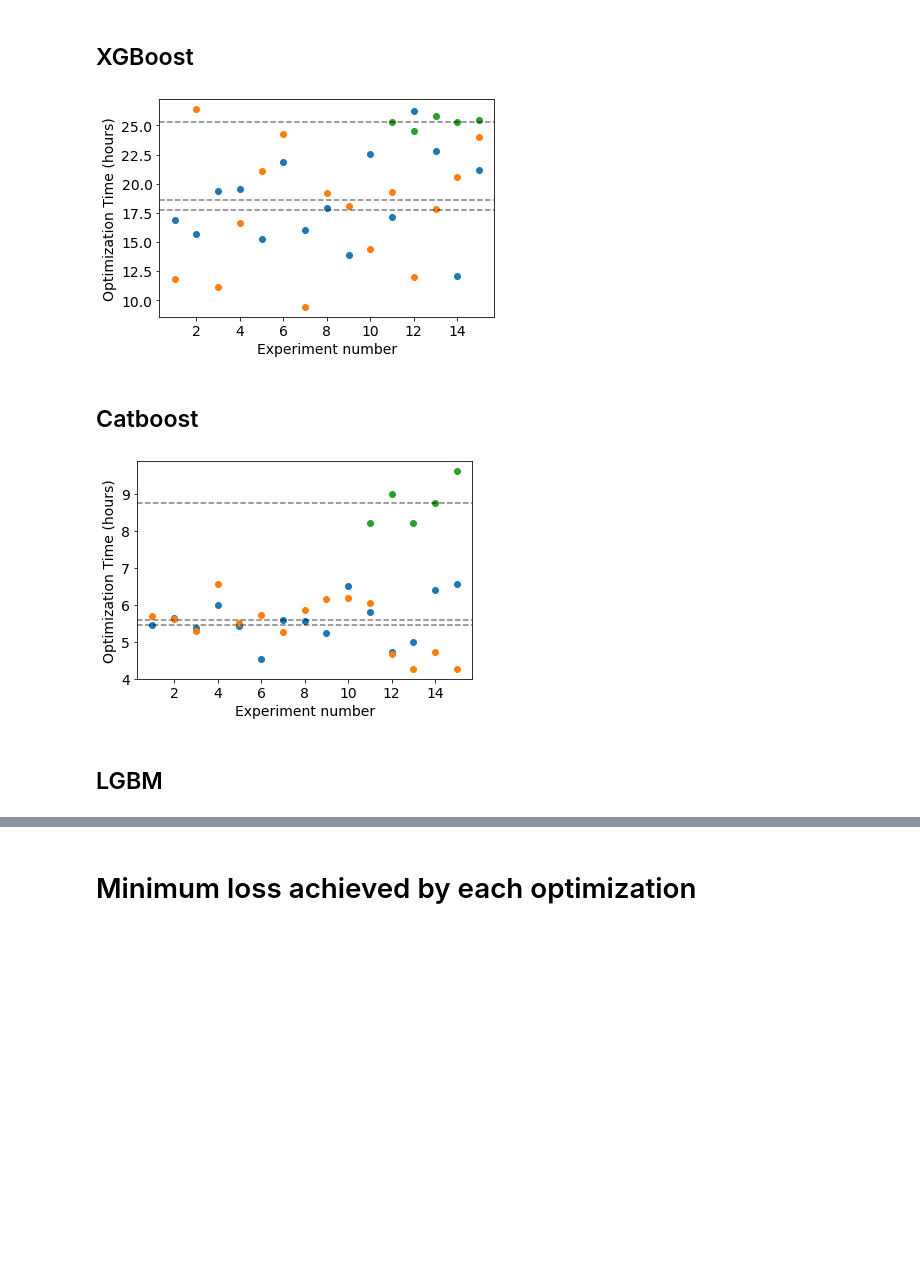
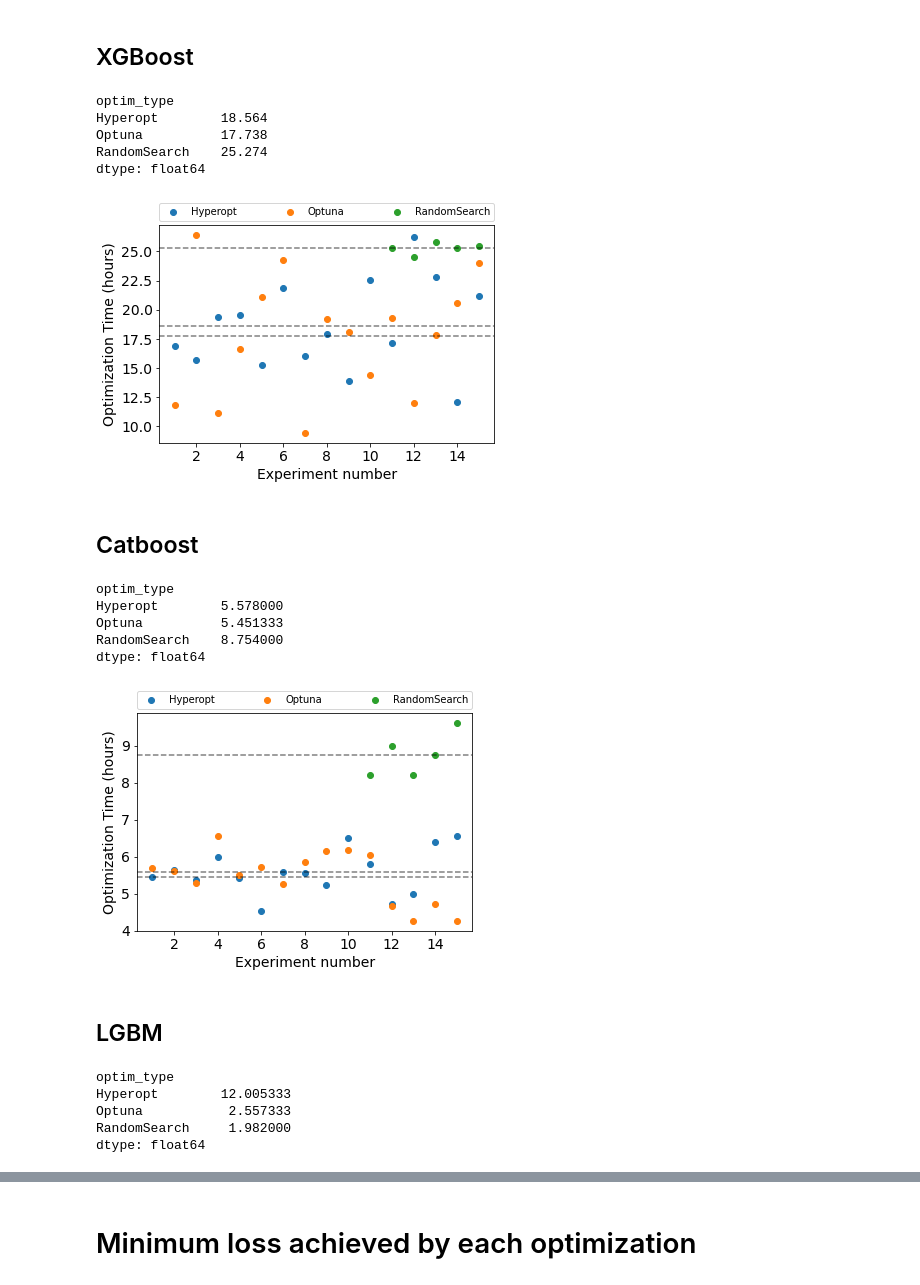
Before and after one commit to Birkamal/statistical_analysis, a Jupyter notebook: project_analysis.ipynb, the cells around one changed output, grey strips where cells are left out. Drawn from its saved outputs; the diff is of its cells as text; code cells hidden in the pictures; blank space fills up the shorter version.

Commit message:
added code for time analysis

```diff
--- a/project_analysis.ipynb
+++ b/project_analysis.ipynb
@@ -27,29 +27,55 @@ result.head()
 | 4 | 992 | 10 | Catboost | 6.51 | 5.72 | 0.67 | 0.96 | 0.085374 | 0.859155 | ... |
 # %% [markdown]
 ## XGBoost
+# %%
+XGBoost_meantime = np.mean(result[result['Algorithm']=='XGBoost'].groupby(['Seed','optim_type']).sum().unstack()['Opt_time(hr)'])
+XGBoost_meantime
+# %% [output]
+optim_type
+Hyperopt        18.564
+Optuna          17.738
+RandomSearch    25.274
+dtype: float64
 # %%
 # train time on 300 trials
-plt.plot(figsize=(18,12))
-plt.plot((result[result['Algorithm']=='XGBoost'].groupby(['Seed','optim_type']).sum().unstack()['Opt_time(hr)']),'o')
+#plt.plot(figsize=(18,12))
+#plt.plot((result[result['Algorithm']=='XGBoost'].groupby(['Seed','optim_type']).sum().unstack()['Opt_time(hr)']),'o')#, label=True)
+result[result['Algorithm']=='XGBoost'].groupby(['Seed','optim_type']).sum().unstack()['Opt_time(hr)'].plot(marker="o", linestyle="")#(ax=ax,legend=True),'o')
+#plt.legend()
 for l in np.mean(result[result['Algorithm']=='XGBoost'].groupby(['Seed','optim_type']).sum().unstack()['Opt_time(hr)']):
     plt.axhline(l, color = 'k', linestyle = '--', alpha = 0.5)
+plt.legend(bbox_to_anchor=(0., 1.02, 1., .102), loc='lower left',
+           ncol=3, mode="expand", borderaxespad=0.)
 #plt.title('Total optimization time taken by each optimization on 300 trial', size = 16)
 plt.xlabel('Experiment number', size=14)
 plt.xticks(size=14)
 plt.yticks(size=14)
 plt.ylabel('Optimization Time (hours)' , size=14)
+#plt.legend() #("OPtuna", loc = "upper left")
 plt.savefig("xgb_optim_time_n.png")
 plt.show()
 # %% [output]
-[figure, old version]
+[figure, new version]
 # %% [markdown]
 ## Catboost
+# %%
+Catboost_meantime = np.mean(result[result['Algorithm']=='Catboost'].groupby(['Seed','optim_type']).sum().unstack()['Opt_time(hr)'])
+Catboost_meantime
+# %% [output]
+optim_type
+Hyperopt        5.578000
+Optuna          5.451333
+RandomSearch    8.754000
+dtype: float64
 # %%
 # train time on 300 trials
-plt.plot(figsize=(18,12))
-plt.plot((result[result['Algorithm']=='Catboost'].groupby(['Seed','optim_type']).sum().unstack()['Opt_time(hr)']),'o')
+#plt.plot(figsize=(18,12))
+#plt.plot((result[result['Algorithm']=='Catboost'].groupby(['Seed','optim_type']).sum().unstack()['Opt_time(hr)']),'o')
+result[result['Algorithm']=='Catboost'].groupby(['Seed','optim_type']).sum().unstack()['Opt_time(hr)'].plot(marker="o", linestyle="")
 for l in np.mean(result[result['Algorithm']=='Catboost'].groupby(['Seed','optim_type']).sum().unstack()['Opt_time(hr)']):
     plt.axhline(l, color = 'k', linestyle = '--', alpha = 0.5)
+plt.legend(bbox_to_anchor=(0., 1.02, 1., .102), loc='lower left',
+           ncol=3, mode="expand", borderaxespad=0.)
 #plt.title('Total optimization time taken by each optimization on 300 trial', size = 16)
 plt.xlabel('Experiment number', size=14)
 plt.xticks(size=14)
@@ -58,8 +84,17 @@ plt.ylabel('Optimization Time (hours)' , size=14)
 plt.savefig("ctb_optim_time_n.png")
 plt.show()
 # %% [output]
-[figure, old version]
+[figure, new version]
 # %% [markdown]
 ## LGBM
+# %%
+Lgbm_meantime = np.mean(result[result['Algorithm']=='LGBM'].groupby(['Seed','optim_type']).sum().unstack()['Opt_time(hr)'])
+Lgbm_meantime
+# %% [output]
+optim_type
+Hyperopt        12.005333
+Optuna           2.557333
+RandomSearch     1.982000
+dtype: float64
 # %%
 # train time on 300 trials
```
Also changed, not shown: parts of 14 cells of this notebook.
